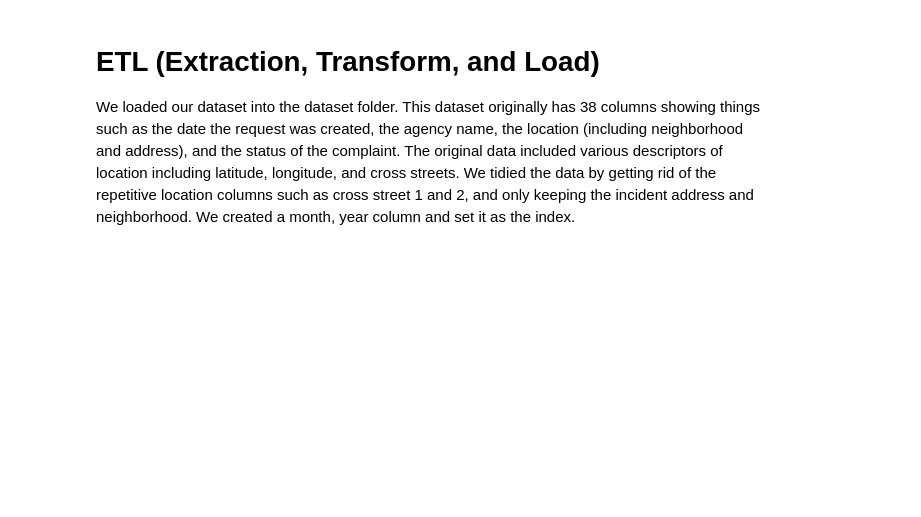
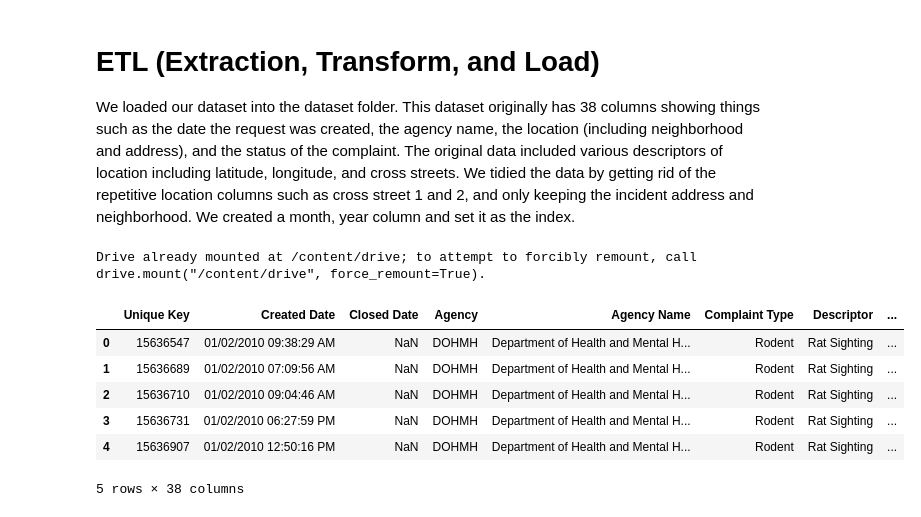
Before and after one commit to rdhalwala/rdhalwala.github.io, a Jupyter notebook: Data_Science_Rat_Sightings.ipynb, the cells around one changed output. Cells and saved outputs as stored; diff of their text form; code cells hidden in the pictures; blank space fills up the shorter version.

```diff
--- a/Data_Science_Rat_Sightings.ipynb
+++ b/Data_Science_Rat_Sightings.ipynb
@@ -26,0 +20,25 @@ We loaded our dataset into the dataset folder. This dataset originally has 38 co
+# %%
+#import pandas and matplotlib
+
+import pandas as pd
+import matplotlib.pyplot as plt
+
+#mount drive
+from google.colab import drive
+
+drive.mount('/content/drive')
+
+#read in rat csv
+rat_df = pd.read_csv('/content/drive/My Drive/Rat_Sightings.csv')
+
+#display it
+rat_df.head()
+# %% [output]
+Drive already mounted at /content/drive; to attempt to forcibly remount, call drive.mount("/content/drive", force_remount=True).
+|  | Unique Key | Created Date | Closed Date | Agency | Agency Name | Complaint Type | Descriptor | ... |
+| 0 | 15636547 | 01/02/2010 09:38:29 AM | NaN | DOHMH | Department of Health and Mental H... | Rodent | Rat Sighting | ... |
+| 1 | 15636689 | 01/02/2010 07:09:56 AM | NaN | DOHMH | Department of Health and Mental H... | Rodent | Rat Sighting | ... |
+| 2 | 15636710 | 01/02/2010 09:04:46 AM | NaN | DOHMH | Department of Health and Mental H... | Rodent | Rat Sighting | ... |
+| 3 | 15636731 | 01/02/2010 06:27:59 PM | NaN | DOHMH | Department of Health and Mental H... | Rodent | Rat Sighting | ... |
+| 4 | 15636907 | 01/02/2010 12:50:16 PM | NaN | DOHMH | Department of Health and Mental H... | Rodent | Rat Sighting | ... |
+5 rows × 38 columns
```
Also changed, not shown: parts of 17 cells of this notebook.
